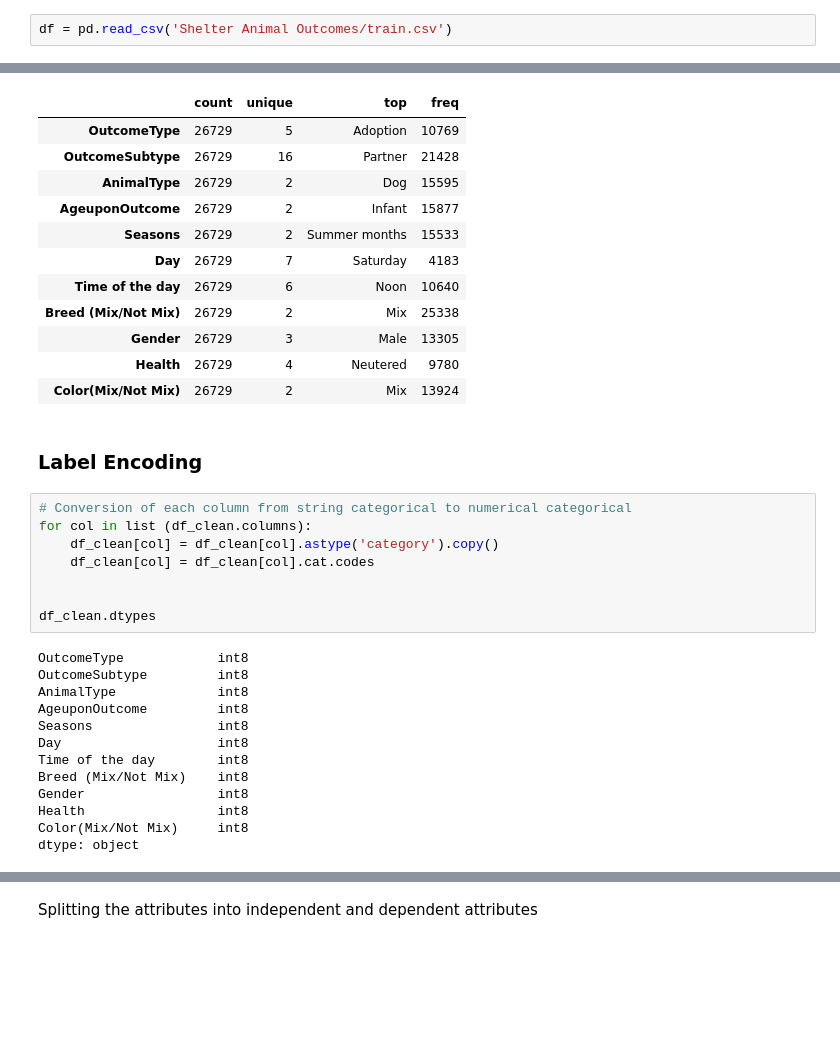
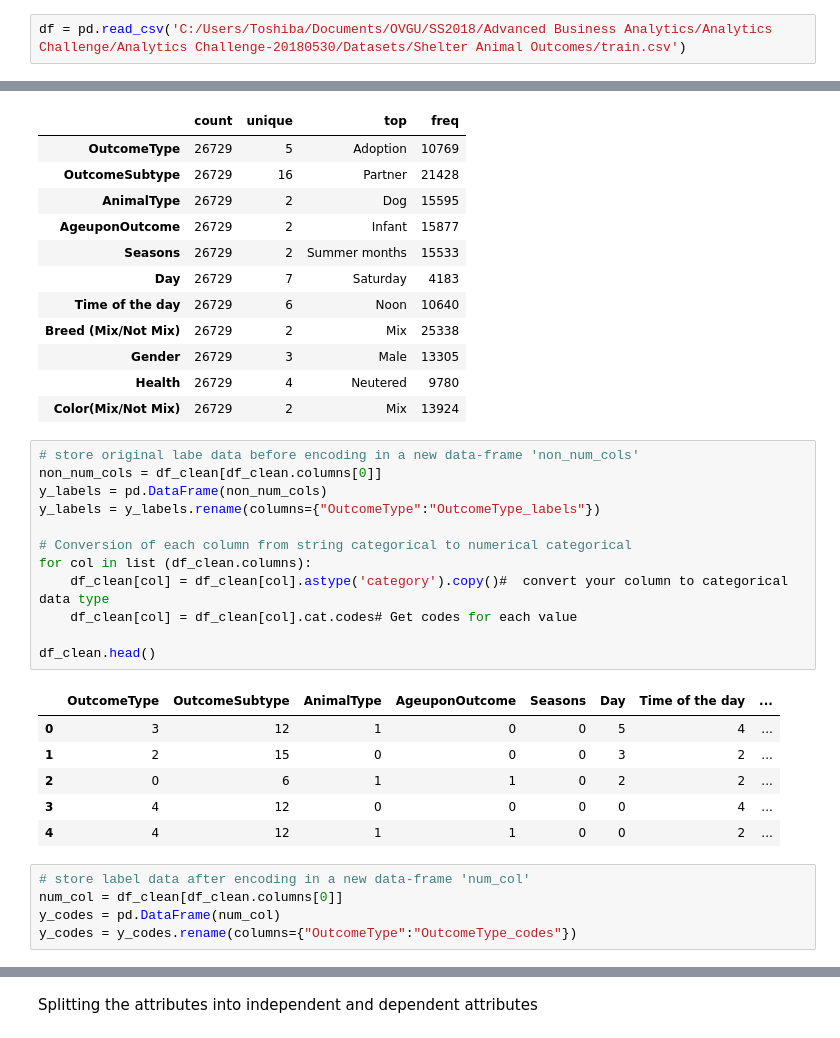
Before and after one commit to Alan-Apanga/MACHINE-LEARNING-1, a Jupyter notebook: MACHINE LEARNING.ipynb, the cells around one changed output, grey strips where cells are left out. Drawn from its saved outputs; the diff is of its cells as text; blank space fills up the shorter version.

```diff
--- a/MACHINE LEARNING.ipynb
+++ b/MACHINE LEARNING.ipynb
@@ -31,7 +33,7 @@ import warnings
 
 warnings.filterwarnings('ignore')
 # %%
-df = pd.read_csv('Shelter Animal Outcomes/train.csv')
+df = pd.read_csv('C:/Users/Toshiba/Documents/OVGU/SS2018/Advanced Business Analytics/Analytics Challenge/Analytics Challenge-20180530/Datasets/Shelter Animal Outcomes/train.csv')
 # %%
 df.info()
 # %% [output]
@@ -333,26 +333,27 @@ df_clean.describe().transpose()
 | Gender | 26729 | 3 | Male | 13305 |
 | Health | 26729 | 4 | Neutered | 9780 |
 | Color(Mix/Not Mix) | 26729 | 2 | Mix | 13924 |
-# %% [markdown]
-### Label Encoding
 # %%
+# store original labe data before encoding in a new data-frame 'non_num_cols'
+non_num_cols = df_clean[df_clean.columns[0]]
+y_labels = pd.DataFrame(non_num_cols)
+y_labels = y_labels.rename(columns={"OutcomeType":"OutcomeType_labels"})
+
 # Conversion of each column from string categorical to numerical categorical
 for col in list (df_clean.columns):
-    df_clean[col] = df_clean[col].astype('category').copy()
-    df_clean[col] = df_clean[col].cat.codes
+    df_clean[col] = df_clean[col].astype('category').copy()#  convert your column to categorical data type
+    df_clean[col] = df_clean[col].cat.codes# Get codes for each value
 
-
-df_clean.dtypes
+df_clean.head()
 # %% [output]
-OutcomeType            int8
-OutcomeSubtype         int8
-AnimalType             int8
-AgeuponOutcome         int8
-Seasons                int8
-Day                    int8
-Time of the day        int8
-Breed (Mix/Not Mix)    int8
-Gender                 int8
-Health                 int8
-Color(Mix/Not Mix)     int8
-dtype: object
+|  | OutcomeType | OutcomeSubtype | AnimalType | AgeuponOutcome | Seasons | Day | Time of the day | ... |
+| 0 | 3 | 12 | 1 | 0 | 0 | 5 | 4 | ... |
+| 1 | 2 | 15 | 0 | 0 | 0 | 3 | 2 | ... |
+| 2 | 0 | 6 | 1 | 1 | 0 | 2 | 2 | ... |
+| 3 | 4 | 12 | 0 | 0 | 0 | 0 | 4 | ... |
+| 4 | 4 | 12 | 1 | 1 | 0 | 0 | 2 | ... |
+# %%
+# store label data after encoding in a new data-frame 'num_col'
+num_col = df_clean[df_clean.columns[0]]
+y_codes = pd.DataFrame(num_col)
+y_codes = y_codes.rename(columns={"OutcomeType":"OutcomeType_codes"})
```
Also changed, not shown: parts of 12 cells of this notebook.
